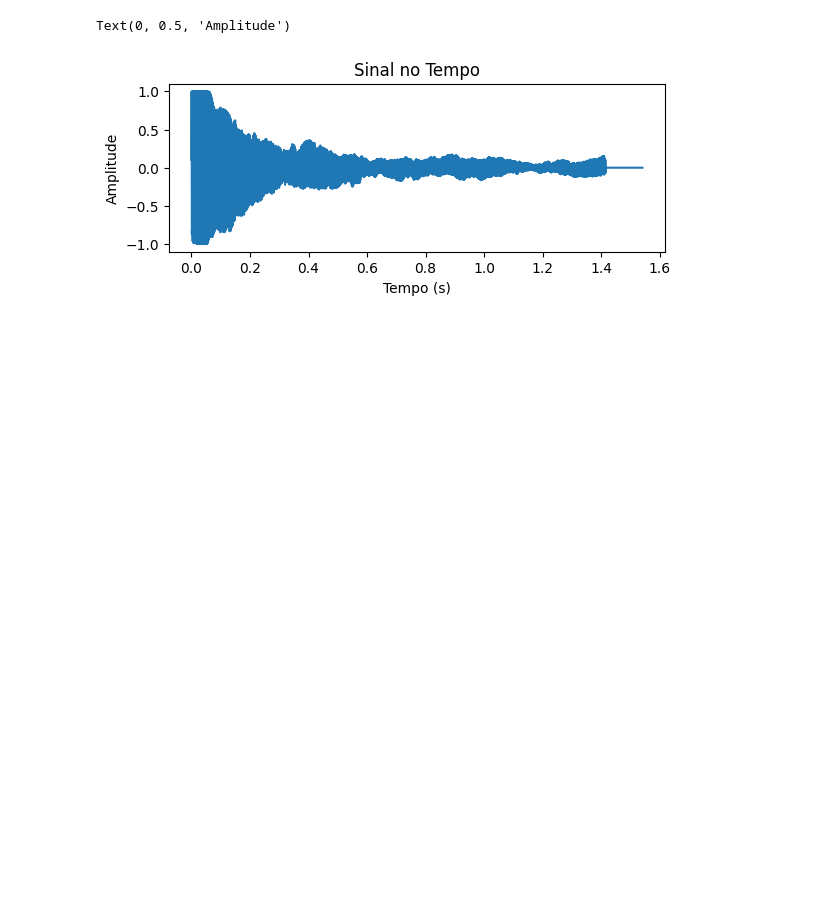
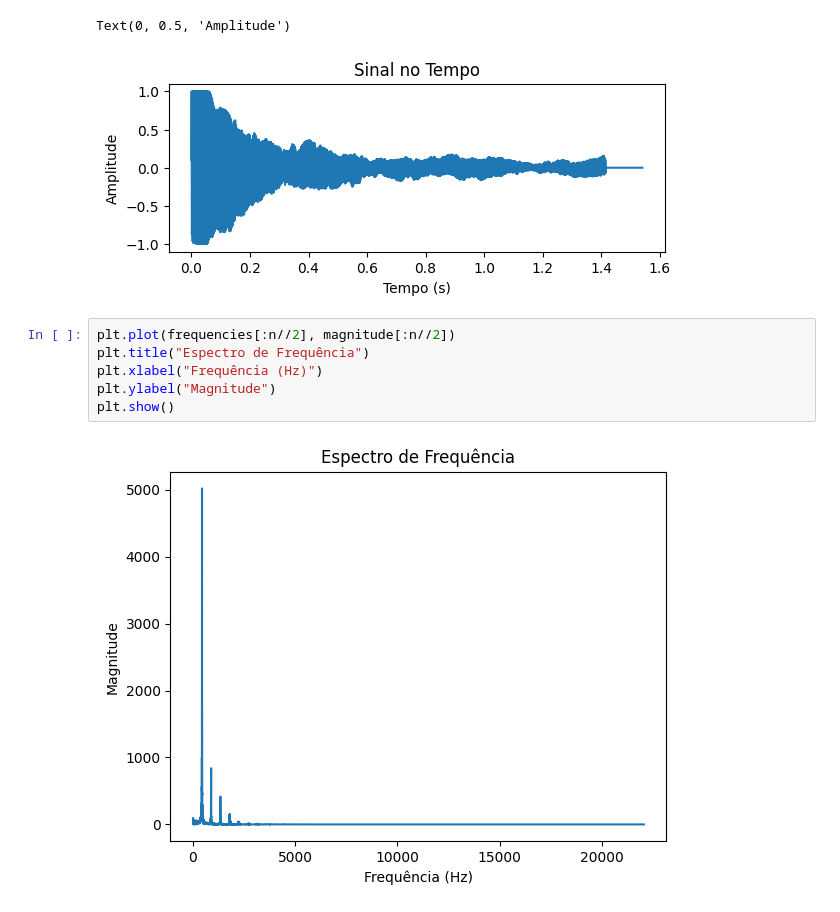
Before and after one commit to gabrielreis35/Lab2-pds, a Jupyter notebook: Lab2_PDS.ipynb, the cells around one changed output. Drawn from its saved outputs; the diff is of its cells as text; blank space fills up the shorter version.

```diff
--- a/Lab2_PDS.ipynb
+++ b/Lab2_PDS.ipynb
@@ -56,3 +56,11 @@ plt.ylabel("Amplitude")
 # %% [output]
 Text(0, 0.5, 'Amplitude')
 [figure]
+# %%
+plt.plot(frequencies[:n//2], magnitude[:n//2])
+plt.title("Espectro de Frequência")
+plt.xlabel("Frequência (Hz)")
+plt.ylabel("Magnitude")
+plt.show()
+# %% [output]
+[figure, added]
```
